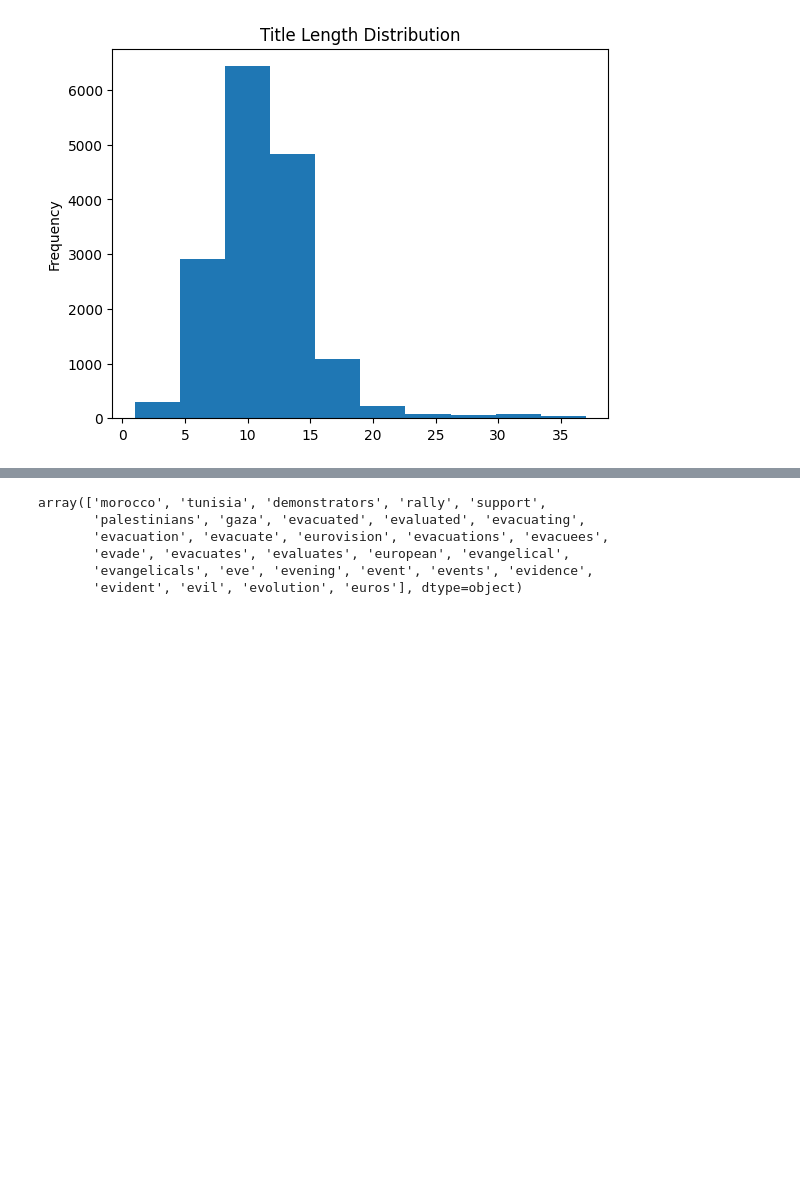
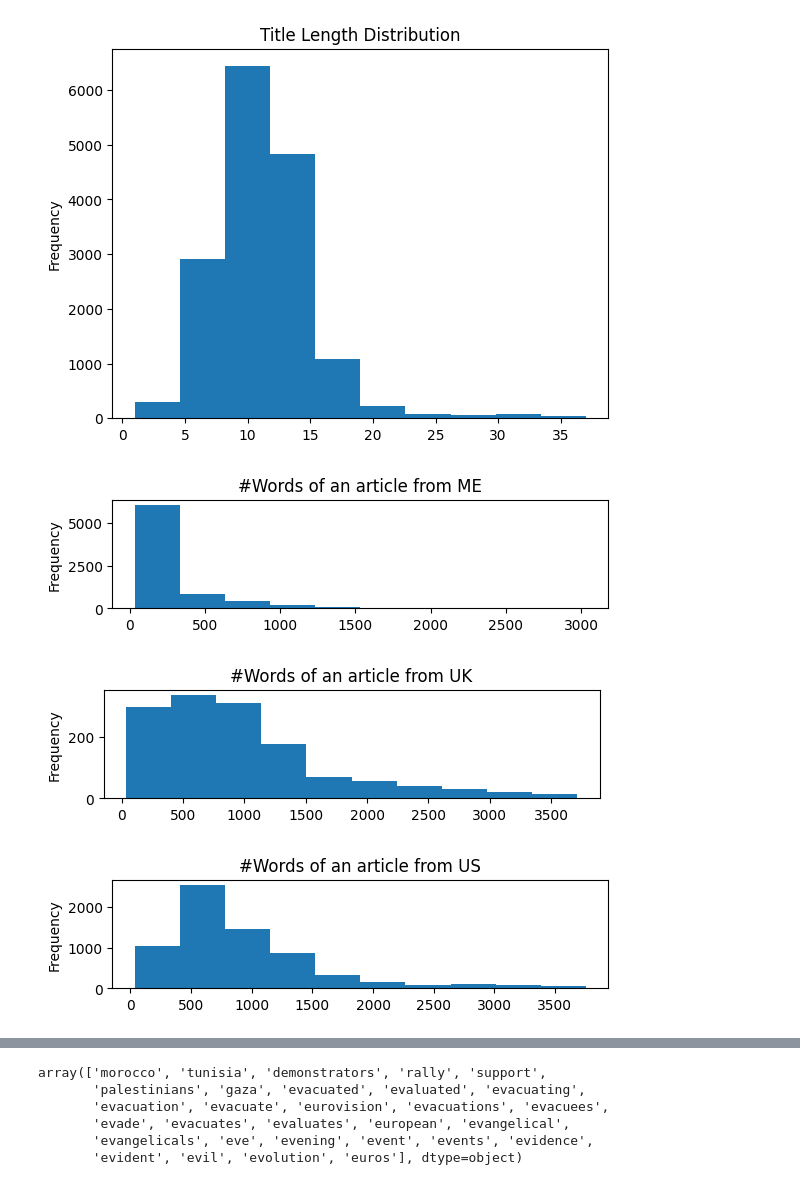
Before and after one commit to avneetreen/humanity-check, a Jupyter notebook: notebooks/data_exploration.ipynb, the cells around one changed output, grey strips where cells are left out. Drawn from its saved outputs; the diff is of its cells as text; code cells hidden in the pictures; blank space fills up the shorter version.

```diff
--- a/notebooks/data_exploration.ipynb
+++ b/notebooks/data_exploration.ipynb
@@ -46,4 +98,17 @@ all_df['title_len'].plot(kind='hist', title="Title Length Distribution")
 [figure]
 # %%
 all_df.dropna(subset=['maintext','title'], inplace=True)
-all_df = all_df[all_df['title_len'] > 5]
+# %%
+q_low = all_df["text_len"].quantile(0.01)
+q_hi  = all_df["text_len"].quantile(0.99)
+
+all_df = all_df[(all_df["text_len"] < q_hi) & (all_df["text_len"] > q_low)]
+# %%
+for g_name, group in all_df.groupby(by="region"):
+    plt.subplot(3, 1, 1)
+    group["text_len"].plot(kind='hist', title="#Words of an article from " + g_name)
+    plt.show()
+# %% [output]
+[figure, added]
+[figure, added]
+[figure, added]
```
Also changed, not shown: parts of 11 cells of this notebook, 3 other files.
